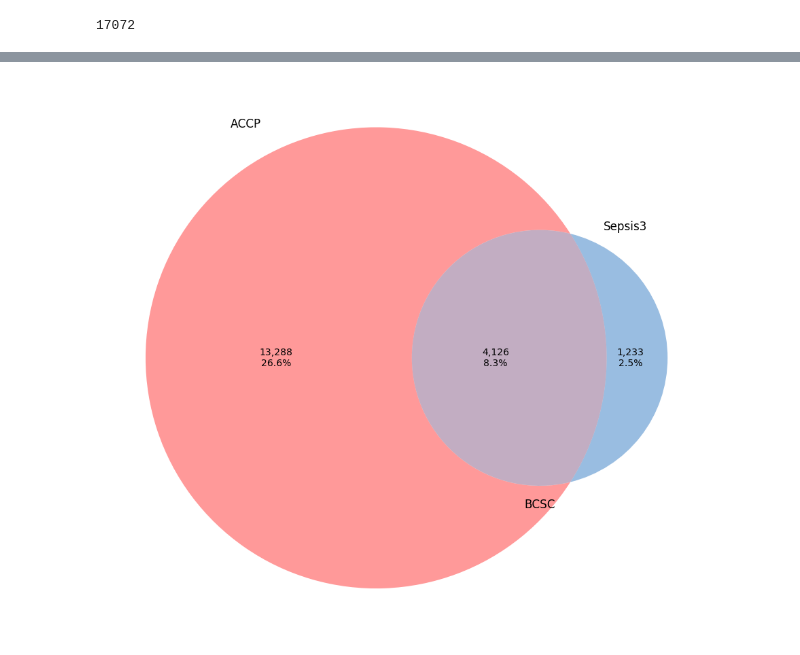
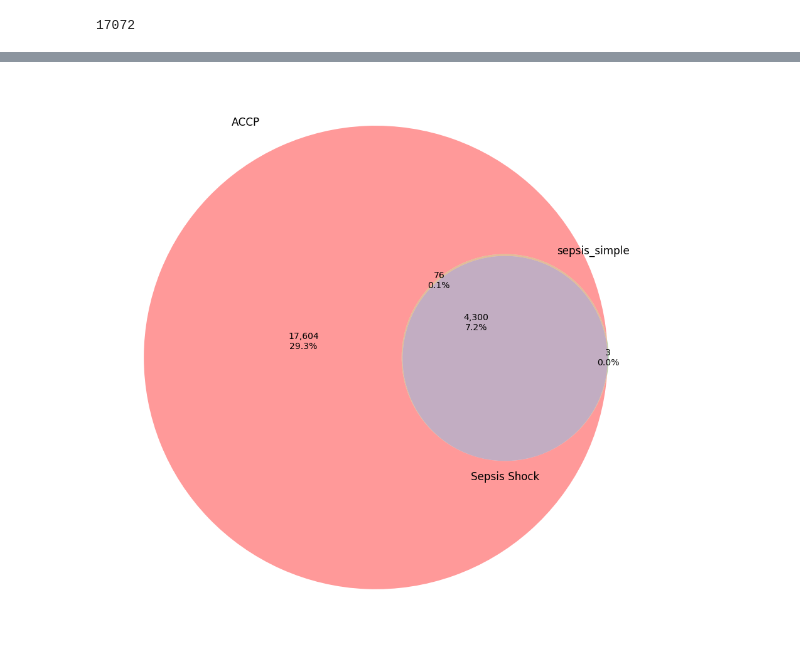
Before and after one commit to parisni/mimic, a Jupyter notebook: mimic3/ANGUS2013/sepsis.ipynb, the cells around one changed output, grey strips where cells are left out. Saved outputs shown, nothing was run; the diff lists cells and outputs as text; code cells hidden in the pictures.

```diff
--- a/mimic3/ANGUS2013/sepsis.ipynb
+++ b/mimic3/ANGUS2013/sepsis.ipynb
@@ -269,0 +194,25 @@ set3=set2
+# %%
+# ACCP_SEVERE:
+# 1) dans infection icd9
+# dans une fenetre de 24h :
+# 2.a) 2 critères dans chap general et inflamatory
+# 2.b) 1 dans Soit organ disf SOIT tissue hypo SOIT émodynamique variable
+## SEPSIS TOUT COURT: 2 crit dans general et inflamatory
+accp = get_data('SELECT distinct hadm_id FROM sepsis.accp_deliberation WHERE type = 2')
+accp_severe = set(accp['hadm_id'])
+# %%
+#ACCP_SIMPLE
+# 1) dans infection icd9
+# dans une fenetre de 24h :
+# 2.) 2 critères dans chap general et inflamatory
+
+sepsis_simple = get_data('SELECT distinct hadm_id FROM sepsis.accp_deliberation WHERE type = 1')
+accp_simple = set(sepsis_simple['hadm_id'])
+# %%
+#ACCP_SHOCK
+# 1) dans infection icd9
+# dans une fenetre de 24h :
+# 2.) 2 critères dans chap general et inflamatory
+
+sepsis_shock = get_data('SELECT distinct hadm_id FROM sepsis.accp_deliberation WHERE type = 3')
+accp_shock = set(sepsis_shock['hadm_id'])
@@ -269,0 +236,9 @@ set3=set2
+# %%
+import pylab as plt
+from matplotlib_venn import venn3
+plt.figure(figsize=[16,16])
+plt.rcParams.update({'font.size': 14})
+venn3([accp_severe, angus, sepsis3], ('ACCP', 'Angus', 'Sepsis3'),
+subset_label_formatter=lambda x: '{:,}\n{:2.1f}%'.format(x, x*100.0/60000))
+plt.savefig('sepsis3-venn.png')
+plt.show()
@@ -270,9 +247,9 @@ set3=set2
 # %%
 plt.figure(figsize=[16,16])
 plt.rcParams.update({'font.size': 14})
-venn3([set1, set2, set3], ('ACCP', 'Sepsis3', 'BCSC'),
-subset_label_formatter=lambda x: '{:,}\n{:2.1f}%'.format(x, x*100.0/50000))
+venn3([accp, sepsis_simple, sepsis_shock], ('ACCP', 'sepsis_simple', 'Sepsis Shock'),
+subset_label_formatter=lambda x: '{:,}\n{:2.1f}%'.format(x, x*100.0/60000))
 plt.savefig('sepsis3-venn.png')
 plt.show()
 # %% [output]
-[figure, old version]
+[figure, new version]
```
Also changed, not shown: parts of 13 cells of this notebook, 8 other files.
